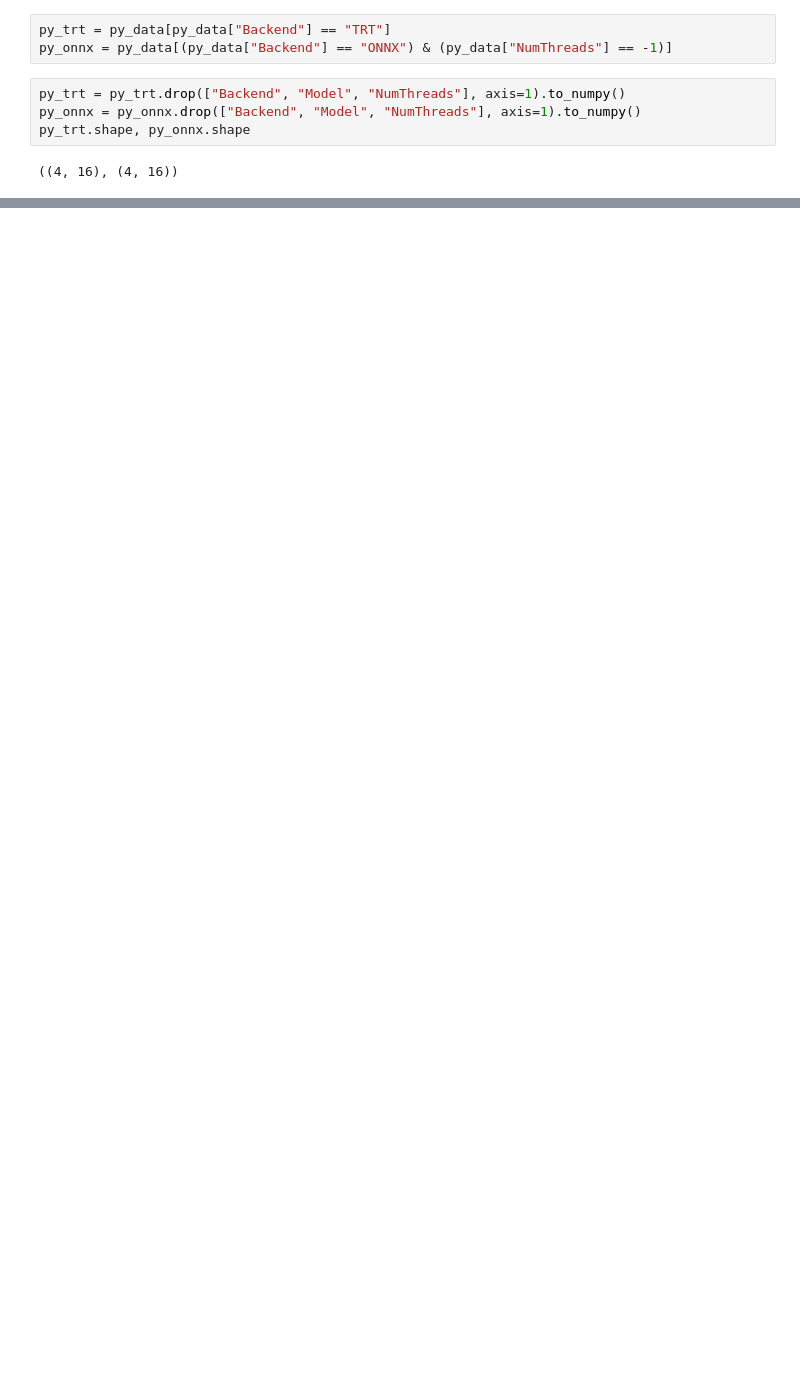
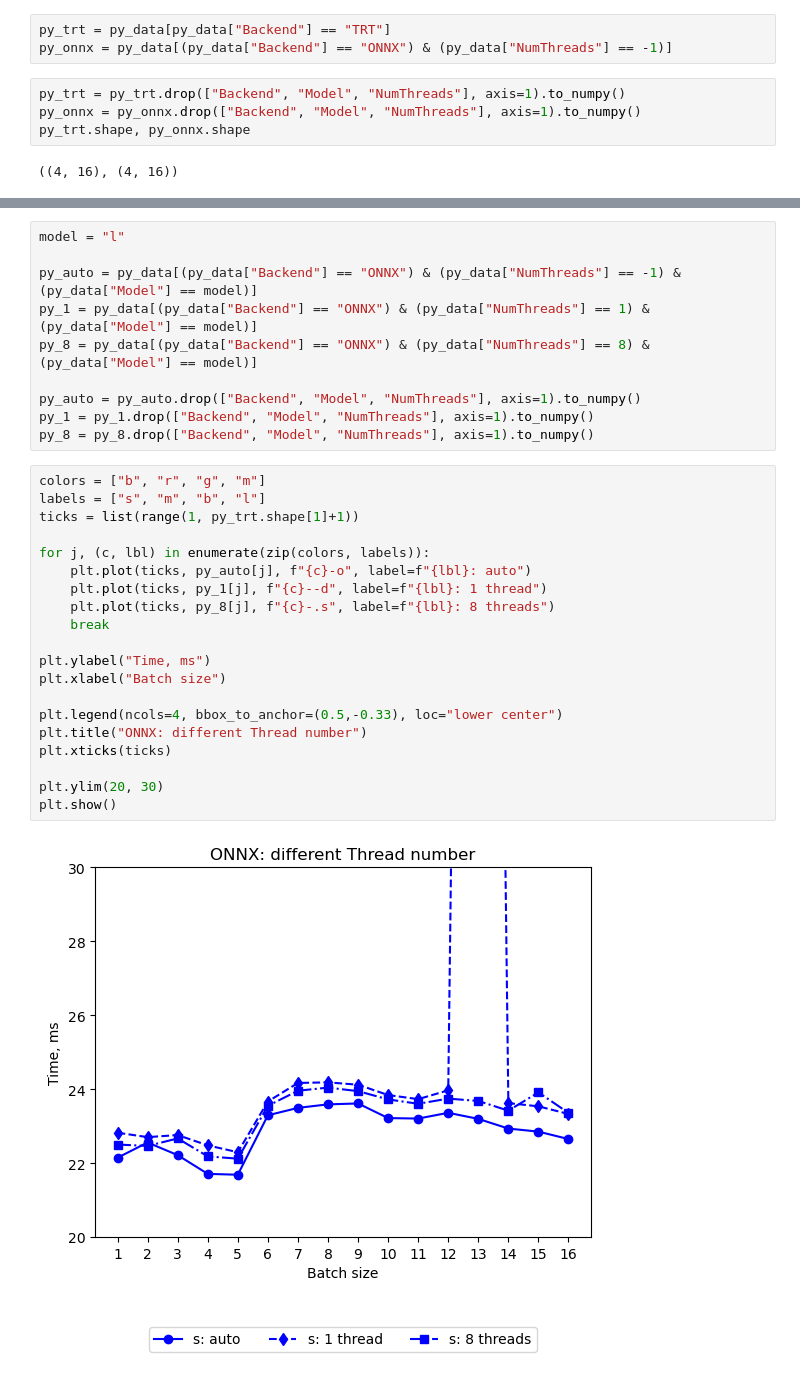
Before and after one commit to avyuga/TRT_vs_ONNX, a Jupyter notebook: analytics.ipynb, the cells around one changed output, grey strips where cells are left out. Drawn from its saved outputs; the diff is of its cells as text; blank space fills up the shorter version.

```diff
--- a/analytics.ipynb
+++ b/analytics.ipynb
@@ -117,0 +103,32 @@ plt.show()
+# %%
+model = "l"
+
+py_auto = py_data[(py_data["Backend"] == "ONNX") & (py_data["NumThreads"] == -1) & (py_data["Model"] == model)]
+py_1 = py_data[(py_data["Backend"] == "ONNX") & (py_data["NumThreads"] == 1) & (py_data["Model"] == model)]
+py_8 = py_data[(py_data["Backend"] == "ONNX") & (py_data["NumThreads"] == 8) & (py_data["Model"] == model)]
+
+py_auto = py_auto.drop(["Backend", "Model", "NumThreads"], axis=1).to_numpy()
+py_1 = py_1.drop(["Backend", "Model", "NumThreads"], axis=1).to_numpy()
+py_8 = py_8.drop(["Backend", "Model", "NumThreads"], axis=1).to_numpy()
+# %%
+colors = ["b", "r", "g", "m"]
+labels = ["s", "m", "b", "l"]
+ticks = list(range(1, py_trt.shape[1]+1))
+
+for j, (c, lbl) in enumerate(zip(colors, labels)):
+    plt.plot(ticks, py_auto[j], f"{c}-o", label=f"{lbl}: auto")
+    plt.plot(ticks, py_1[j], f"{c}--d", label=f"{lbl}: 1 thread")
+    plt.plot(ticks, py_8[j], f"{c}-.s", label=f"{lbl}: 8 threads")
+    break
+
+plt.ylabel("Time, ms")
+plt.xlabel("Batch size")
+
+plt.legend(ncols=4, bbox_to_anchor=(0.5,-0.33), loc="lower center")
+plt.title("ONNX: different Thread number")
+plt.xticks(ticks)
+
+plt.ylim(20, 30)
+plt.show()
+# %% [output]
+[figure, added]
```
Also changed, not shown: parts of 20 cells of this notebook, 14 other files.
